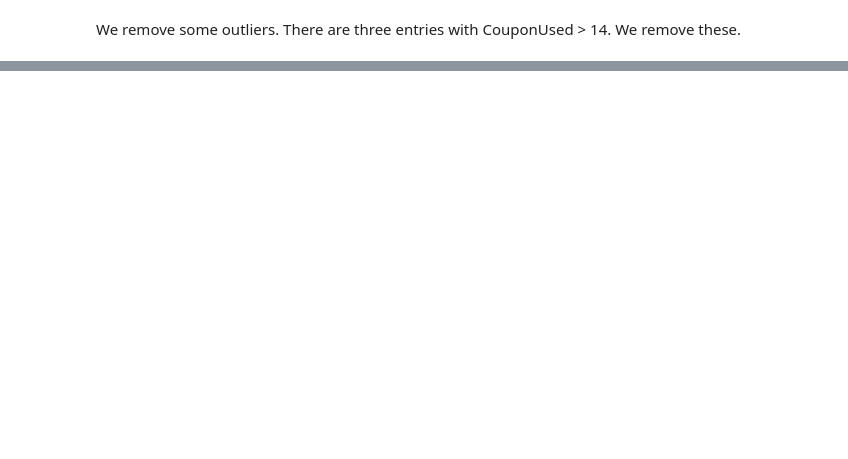
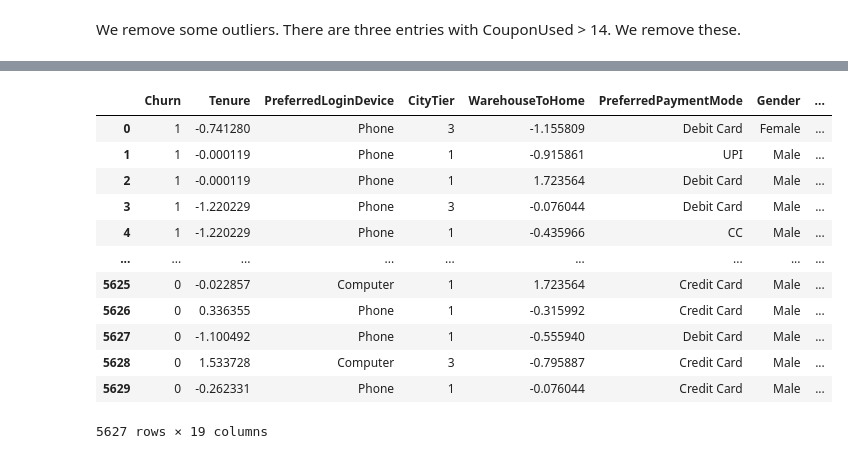
Before and after one commit to honhanbao/ML_Ecommerce-Customer-Churn, a Jupyter notebook: ecommerce_customer_churn.ipynb, the cells around one changed output, grey strips where cells are left out. Drawn from its saved outputs; the diff is of its cells as text; code cells hidden in the pictures; blank space fills up the shorter version.

```diff
--- a/ecommerce_customer_churn.ipynb
+++ b/ecommerce_customer_churn.ipynb
@@ -482,0 +503,3 @@ Data Validation
+# %%
+from sklearn.preprocessing import StandardScaler
+scaler = StandardScaler()
@@ -482,0 +542,22 @@ Data Validation
+# %%
+normalized_columns = ['Tenure', 'WarehouseToHome', 'HourSpendOnApp', 'NumberOfDeviceRegistered', 'NumberOfAddress',
+'OrderAmountHikeFromlastYear', 'DaySinceLastOrder', 'CashbackAmount']
+# %%
+df_drop_remove[normalized_columns] = scaler.fit_transform(df_drop_remove[normalized_columns])
+# %%
+df_normalized = df_drop_remove
+df_normalized
+# %% [output]
+|  | Churn | Tenure | PreferredLoginDevice | CityTier | WarehouseToHome | PreferredPaymentMode | Gender | ... |
+| 0 | 1 | -0.741280 | Phone | 3 | -1.155809 | Debit Card | Female | ... |
+| 1 | 1 | -0.000119 | Phone | 1 | -0.915861 | UPI | Male | ... |
+| 2 | 1 | -0.000119 | Phone | 1 | 1.723564 | Debit Card | Male | ... |
+| 3 | 1 | -1.220229 | Phone | 3 | -0.076044 | Debit Card | Male | ... |
+| 4 | 1 | -1.220229 | Phone | 1 | -0.435966 | CC | Male | ... |
+| ... | ... | ... | ... | ... | ... | ... | ... | ... |
+| 5625 | 0 | -0.022857 | Computer | 1 | 1.723564 | Credit Card | Male | ... |
+| 5626 | 0 | 0.336355 | Phone | 1 | -0.315992 | Credit Card | Male | ... |
+| 5627 | 0 | -1.100492 | Phone | 1 | -0.555940 | Debit Card | Male | ... |
+| 5628 | 0 | 1.533728 | Computer | 3 | -0.795887 | Credit Card | Male | ... |
+| 5629 | 0 | -0.262331 | Phone | 1 | -0.076044 | Credit Card | Male | ... |
+5627 rows × 19 columns
```
Also changed, not shown: parts of 35 cells of this notebook.
